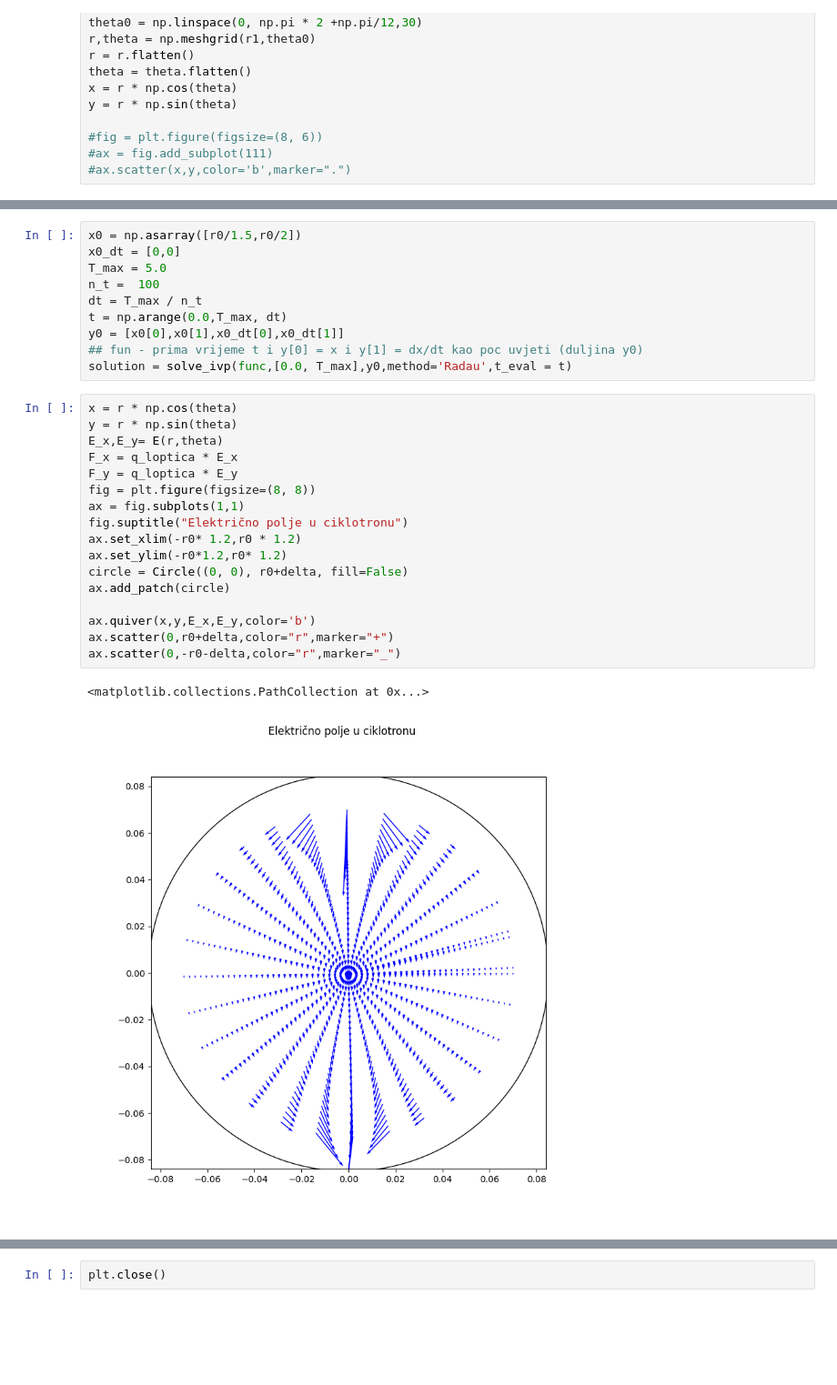
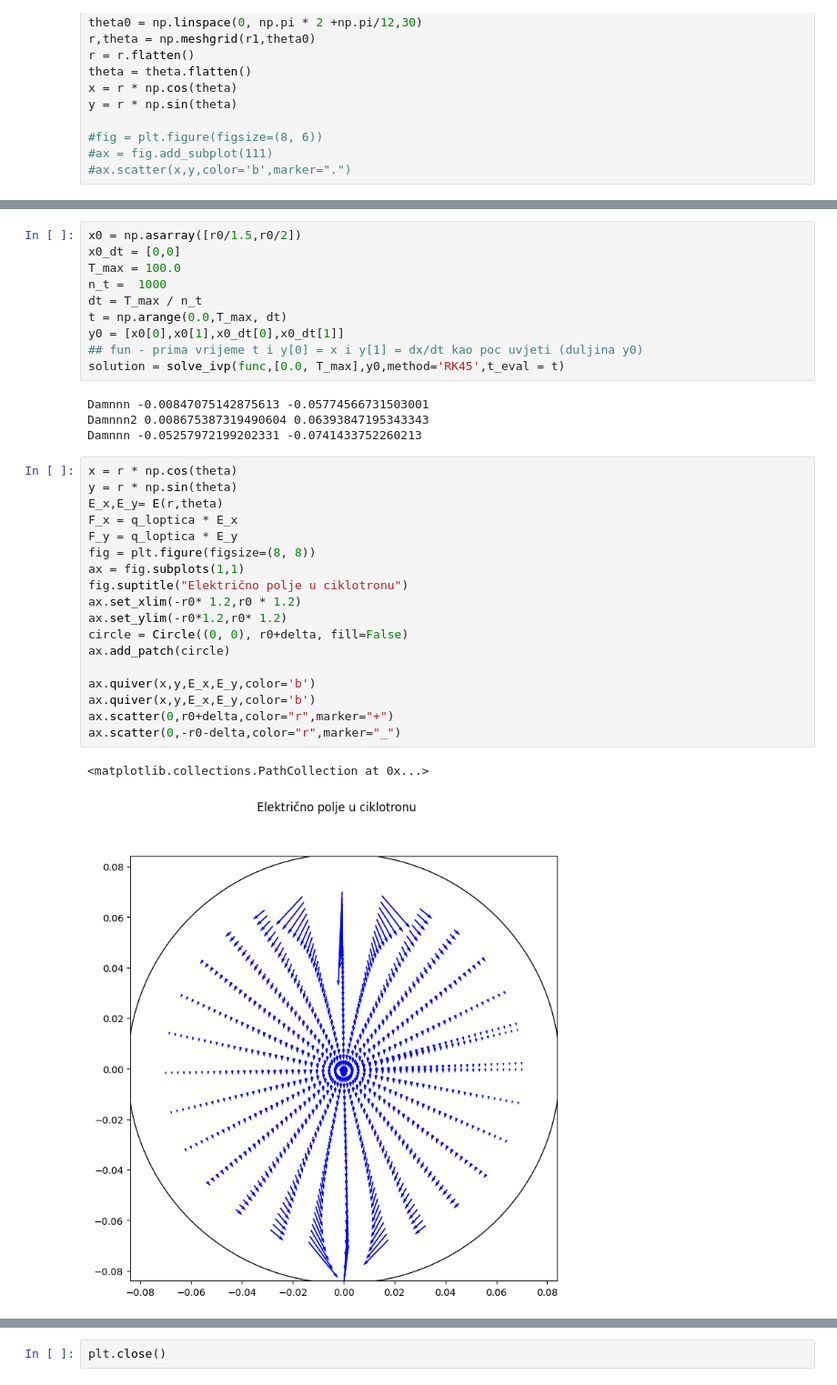
Before and after one commit to Rsepo12349a/Ciklotron_sim, a Jupyter notebook: funny_dipol.ipynb, the cells around one changed output, grey strips where cells are left out. Shown at 91% size. Cells and saved outputs as stored; diff of their text form; blank space fills up the shorter version.

```diff
--- a/funny_dipol.ipynb
+++ b/funny_dipol.ipynb
@@ -96,33 +116,38 @@ def func(t,y):
 # %%
 x0 = np.asarray([r0/1.5,r0/2])
 x0_dt = [0,0]
-T_max = 5.0
-n_t =  100
+T_max = 100.0
+n_t =  1000
 dt = T_max / n_t
 t = np.arange(0.0,T_max, dt)
 y0 = [x0[0],x0[1],x0_dt[0],x0_dt[1]]
 ## fun - prima vrijeme t i y[0] = x i y[1] = dx/dt kao poc uvjeti (duljina y0)
-solution = solve_ivp(func,[0.0, T_max],y0,method='Radau',t_eval = t)
+solution = solve_ivp(func,[0.0, T_max],y0,method='RK45',t_eval = t)
+# %% [output]
+Damnnn -0.00847075142875613 -0.05774566731503001
+Damnnn2 0.008675387319490604 0.06393847195343343
+Damnnn -0.05257972199202331 -0.0741433752260213
 # %%
 x = r * np.cos(theta)
 y = r * np.sin(theta)
 E_x,E_y= E(r,theta)
 F_x = q_loptica * E_x
 F_y = q_loptica * E_y
 fig = plt.figure(figsize=(8, 8))
 ax = fig.subplots(1,1)
 fig.suptitle("Električno polje u ciklotronu")
 ax.set_xlim(-r0* 1.2,r0 * 1.2)
 ax.set_ylim(-r0*1.2,r0* 1.2)
 circle = Circle((0, 0), r0+delta, fill=False)
 ax.add_patch(circle)
 
 ax.quiver(x,y,E_x,E_y,color='b')
+ax.quiver(x,y,E_x,E_y,color='b')
 ax.scatter(0,r0+delta,color="r",marker="+")
 ax.scatter(0,-r0-delta,color="r",marker="_")
 # %% [output]
 <matplotlib.collections.PathCollection at 0x...>
-[figure, old version]
+[figure, new version]
 # %%
 fig = plt.figure(figsize=(8, 8))
 ax = fig.subplots(1,1)
```
Also changed, not shown: parts of 4 cells of this notebook, 2 other files.
